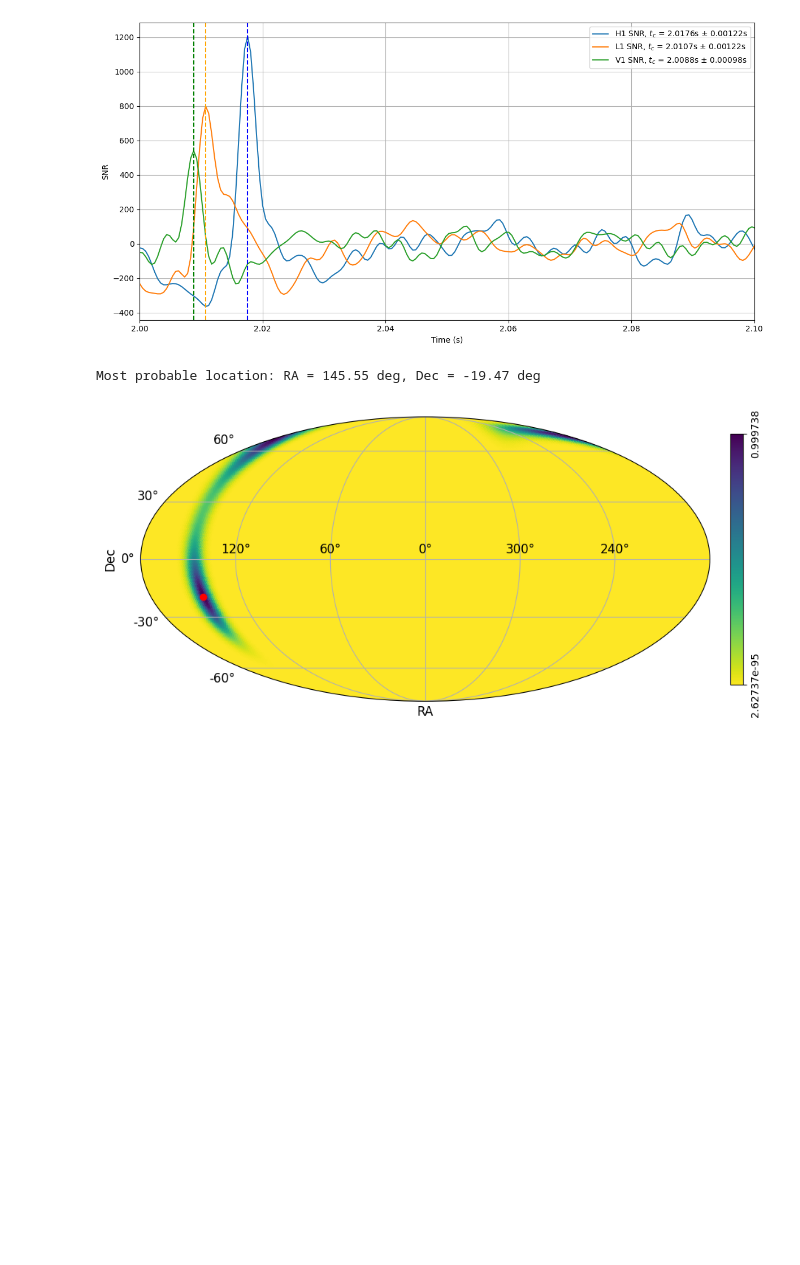
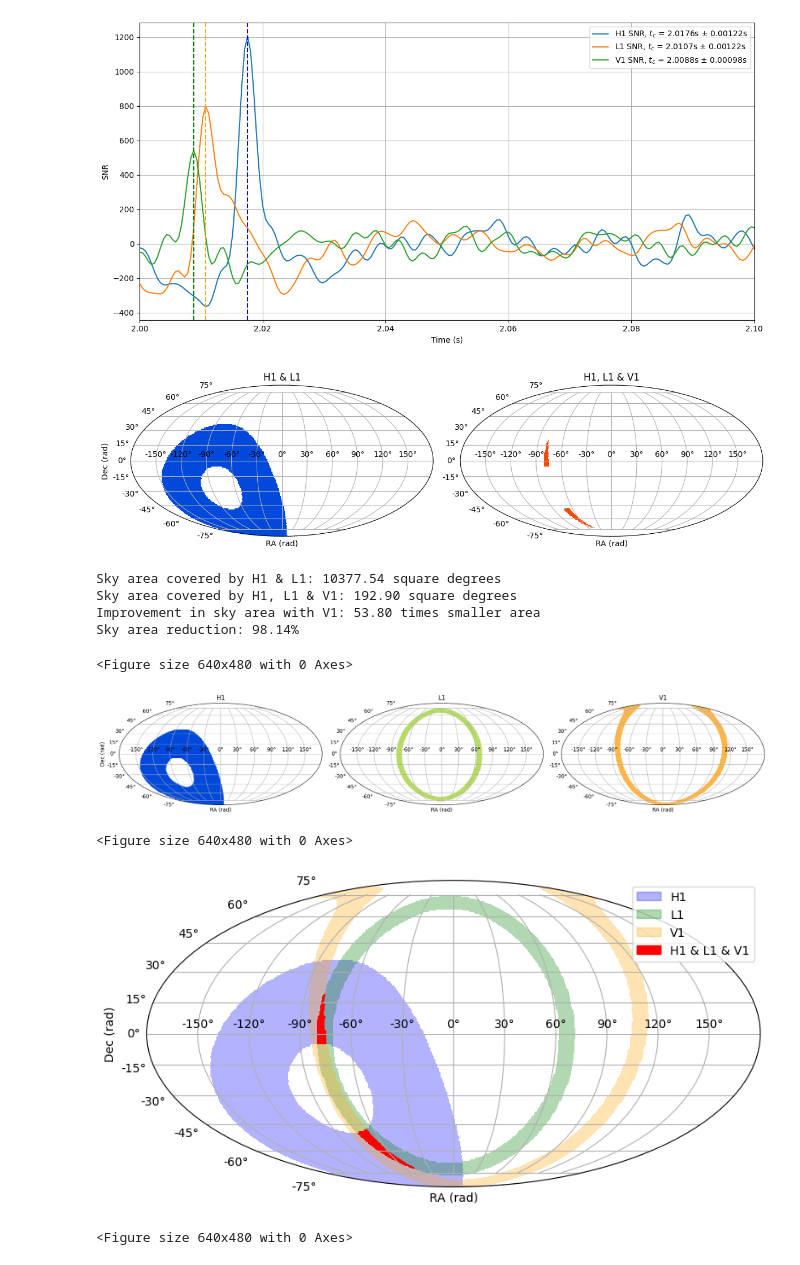
Before and after one commit to ljf441/gw-cosmology, a Jupyter notebook: matched_filtering.ipynb, the cells around one changed output. Cells and saved outputs as stored; diff of their text form; code cells hidden in the pictures; blank space fills up the shorter version.

Commit message:
new plots

```diff
--- a/matched_filtering.ipynb
+++ b/matched_filtering.ipynb
@@ -14,22 +15,11 @@ duration = 4
 sampling_frequency = 2048
 t0_gps = 1126259460.4
 gps_time = t0_gps + duration/2
-n_samples = duration*sampling_frequency
-time = np.linspace(0, duration, n_samples)
 
 delta = 1
 ras = np.radians(np.arange(0, 360, delta))
 decs = np.radians(np.arange(-90, 90, delta))
-
 RA, DEC = np.meshgrid(ras, decs)
-
-ra_s = np.radians(np.linspace(-180, 180, len(ras)+1))
-dec_s = np.radians(np.linspace(-90, 90, len(decs)+1))
-
-radec_s = np.array([(ra, dec) for ra in ra_s for dec in dec_s])
-radec = np.array([(ra, dec) for ra in ras for dec in decs])
-
-radec_map = radec.reshape(len(decs), len(ras), 2)
 # %%
 def whiten(strain_df, psd_df):
     return strain_df['h'] / np.sqrt(psd_df['PSD'])
@@ -259,3 +308,5 @@ for name, df in files.items():
     data[name] = {col: df[col].values for col in df.columns}
 
 joblib.dump(data, 'data/data.pkl')
+
+time_delays_HLV = calculate_time_delay_grid(RA, DEC)
@@ -306,12 +348,19 @@ plt.savefig('figures/HVL_snr.png')
 plt.show()
 # %% [output]
 [figure]
-# %%
-time_delays_HL, time_delays_HLV = calculate_time_delay_grid(RA, DEC)
 # %%
 dts = [tc_H1-tc_L1, tc_H1-tc_V1, tc_L1-tc_V1]
 sigmas = [(fwhm_H1 + fwhm_L1)/2, (fwhm_H1 + fwhm_V1)/2, (fwhm_L1 + fwhm_V1)/2]
-probalistic_loc_plot(dts, sigmas, 'HLV')
+masks = detector_skymap(time_delays_HLV, dts, sigmas)
+plot_detector_skymap(RA, DEC, masks)
 # %% [output]
+[figure, new version]
-Most probable location: RA = 145.55 deg, Dec = -19.47 deg
+Sky area covered by H1 & L1: 10377.54 square degrees
+Sky area covered by H1, L1 & V1: 192.90 square degrees
+Improvement in sky area with V1: 53.80 times smaller area
+Sky area reduction: 98.14%
-[figure, old version]
+<Figure size 640x480 with 0 Axes>
+[figure, added]
+<Figure size 640x480 with 0 Axes>
+[figure, added]
+<Figure size 640x480 with 0 Axes>
```
Also changed, not shown: parts of 6 cells of this notebook, 3 other files.
